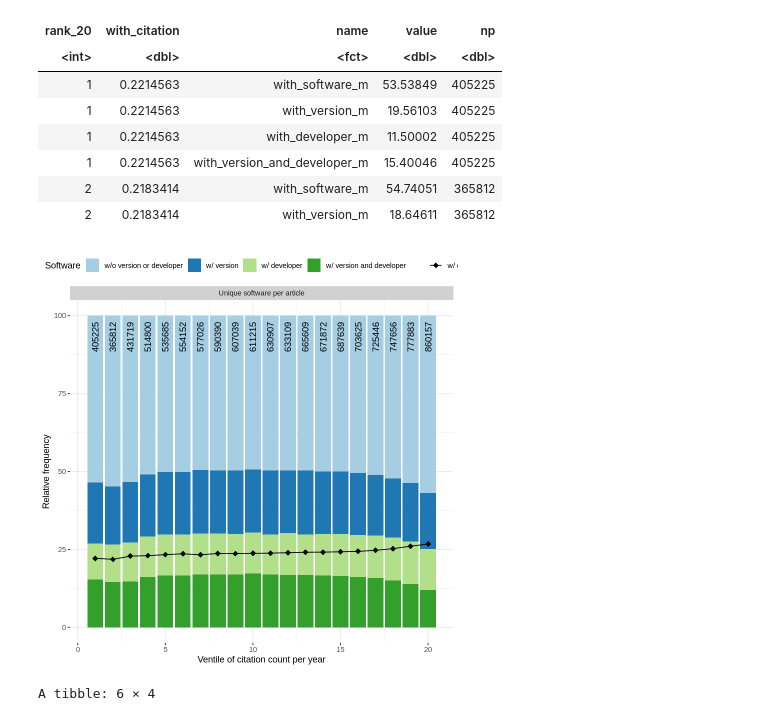
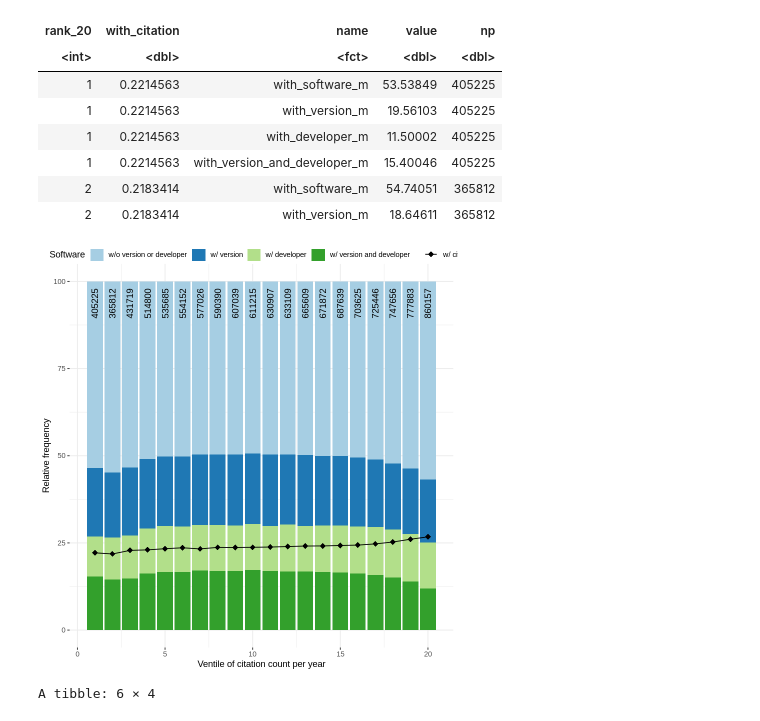
Before and after one commit to f-krueger/SoftwareKG-PMC-Analysis, a Jupyter notebook: SoftwareKG_PMC_Analyses.ipynb, the cells around one changed output. Saved outputs shown, nothing was run; the diff lists cells and outputs as text; code cells hidden in the pictures.

```diff
--- a/SoftwareKG_PMC_Analyses.ipynb
+++ b/SoftwareKG_PMC_Analyses.ipynb
@@ -2381,32 +2402,35 @@ A tibble: 6 × 5
 # %%
 df %>%
     select(rank_20, np)%>%
     distinct() ->
 df_np
 
 
 df %>%
     ggplot(., aes(rank_20,value)) +
         geom_bar(aes(fill=name), stat='identity') +
         geom_text(aes(rank_20,98,label=np,fill = NULL), vjust=.5, hjust=1, angle=90, data=df_np)+
         geom_point(aes(rank_20, with_citation*100, color=factor(1)), shape=18, size=3) +
         geom_line(aes(rank_20, with_citation*100, color=factor(1))) +
         scale_fill_manual(name='Software',
                       values=c("#a6cee3","#1f78b4", "#b2df8a", "#33a02c"),
                       labels=c('with_software_m'='w/o version or developer',
                                'with_developer_m'='w/ developer',
                                'with_version_m'='w/ version',
                                'with_version_and_developer_m'='w/ version and developer')) +
         xlab("Ventile of citation count per year") + ylab("Relative frequency") +
         theme_sw() +
-        facet_wrap(1, labeller = function(v,v2){return('Unique software per article')}) +
+        theme(legend.position='top', legend.justification="top",
+                legend.margin=margin(0,0,0,0),
+                legend.box.margin=margin(-8,-8,-8,-8),
+                 plot.margin = unit(c(0.2,0.2,0,0.2), "cm"))+
         guides(fill=guide_legend(nrow=1, byrow=TRUE, order=1), color=guide_legend(order=2)) +
         scale_colour_manual("", values=c('black'), labels="w/ citation", guide = "legend")->
 p
 ggsave('software_and_add_info_per_citation_count.png', p, width=8.5, height=3.7)
 p
 # %% [output]
-[figure, old version]
+[figure, new version]
 # %%
 head(software_with_version_per_citation)
 # %% [output]
```
Also changed, not shown: parts of 9 cells of this notebook.
